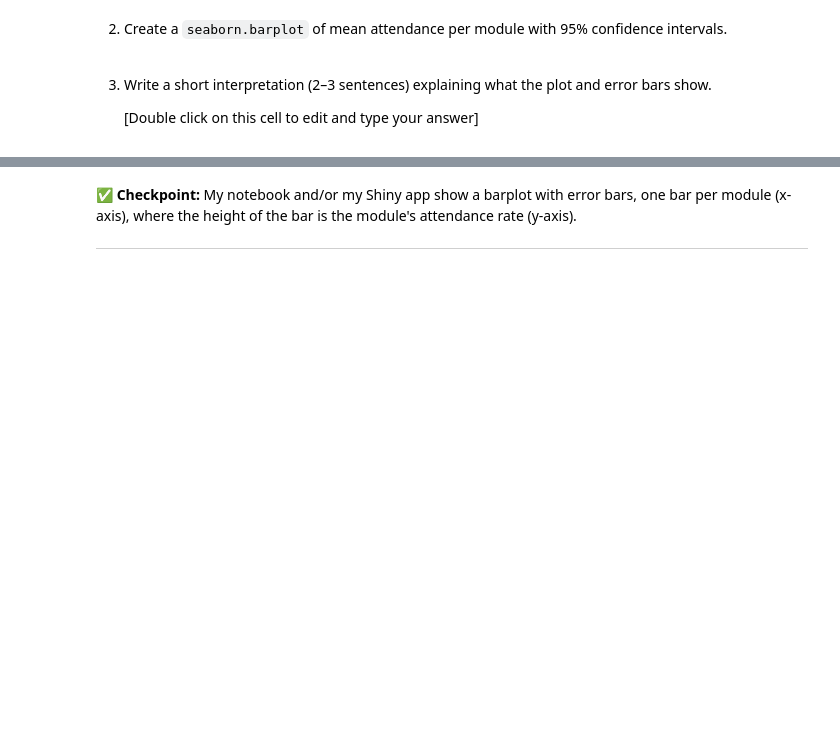
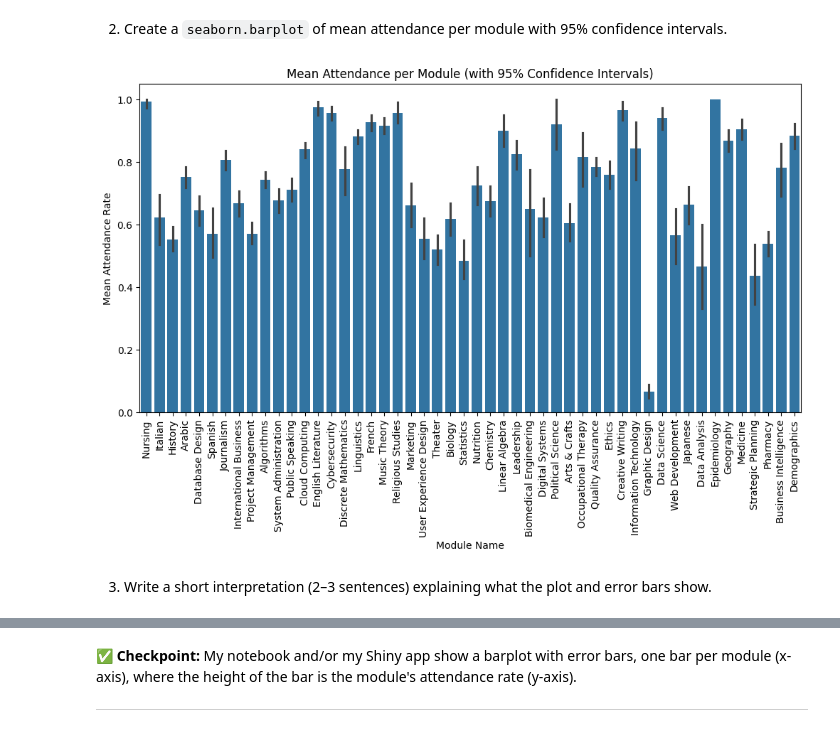
Before and after one commit to fleursmith/dsci_summative1, a Jupyter notebook: summative1-1.ipynb, the cells around one changed output, grey strips where cells are left out. Cells and saved outputs as stored; diff of their text form; code cells hidden in the pictures; blank space fills up the shorter version.

Commit message:
Exercise 4 - Comparing Modules

```diff
--- a/summative1-1.ipynb
+++ b/summative1-1.ipynb
@@ -517,9 +600,26 @@ attendance[[ "Person Code" , "Attended" , "Student Overall Attendance" , "Standa
 # %% [markdown]
 2. Create a `seaborn.barplot` of mean attendance per module with 95% confidence intervals.
 # %%
-# your code here
-...
+# Set up the plot size
+plt.figure(figsize=(12, 6))
+
+# Create barplot
+sns.barplot(
+    data=attendance,
+    x='Module Name',
+    y='Attended',
+    errorbar=('ci', 95),                # 95% confidence intervals
+)
+
+# Labels and layout
+plt.title('Mean Attendance per Module (with 95% Confidence Intervals)')
+plt.xlabel('Module Name')
+plt.ylabel('Mean Attendance Rate')
+plt.xticks(rotation=90)  # rotate labels for readability
+
+# Show the plot
+plt.show()
+# %% [output]
+[figure, added]
 # %% [markdown]
 3. Write a short interpretation (2–3 sentences) explaining what the plot and error bars show.
-
-    [Double click on this cell to edit and type your answer]
```
Also changed, not shown: parts of 4 cells of this notebook.
